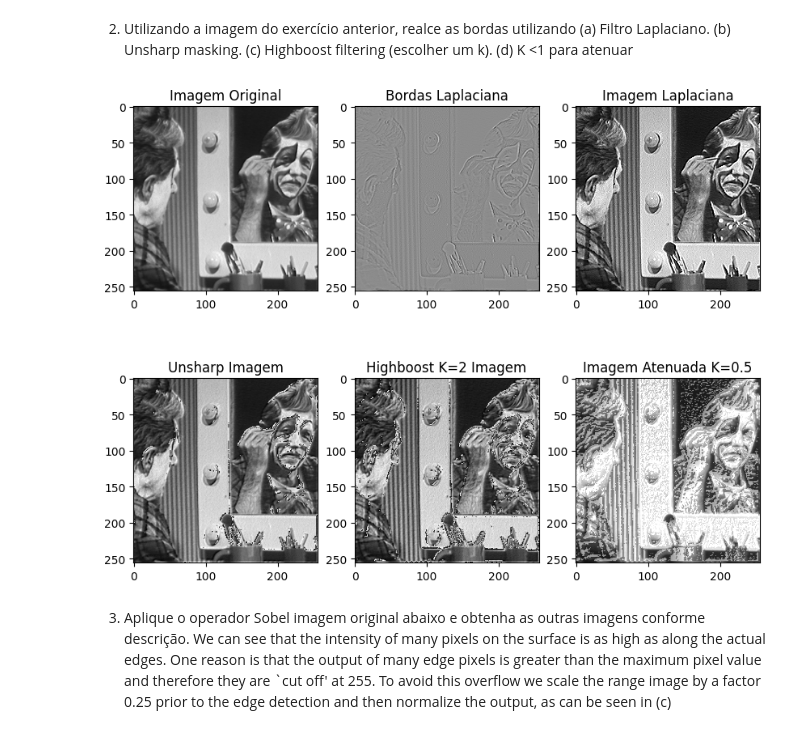
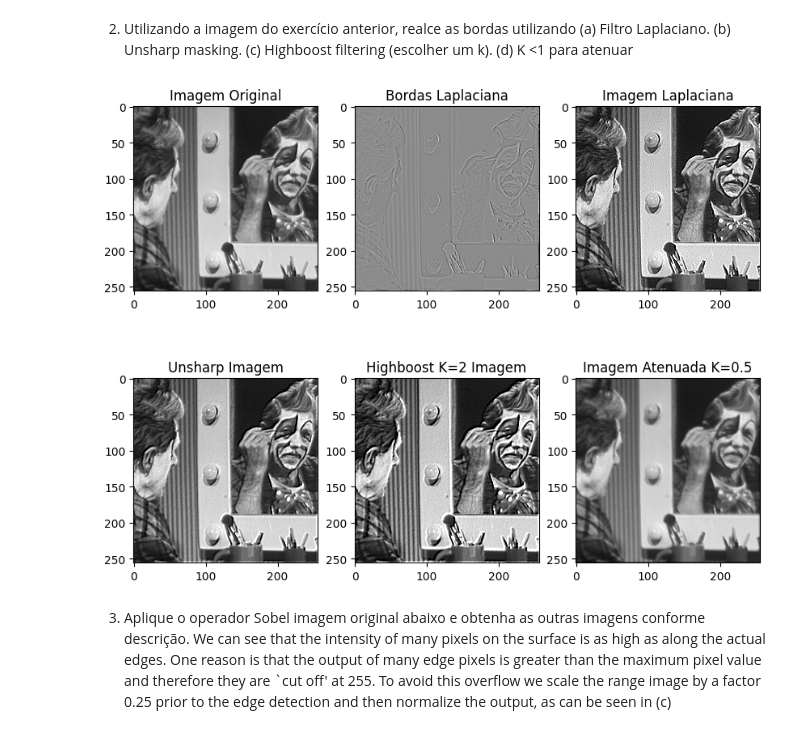
Before and after one commit to HelvesPallin/ppgco-ufu, a Jupyter notebook: ProcessamentoDigitalImagens/lab05/Lab05.ipynb, the cells around one changed output. Cells and saved outputs as stored; diff of their text form; code cells hidden in the pictures.

```diff
--- a/ProcessamentoDigitalImagens/lab05/Lab05.ipynb
+++ b/ProcessamentoDigitalImagens/lab05/Lab05.ipynb
@@ -73,39 +78,39 @@ maskLaplac = np.array([ [0, 1, 0],
 def realceMask(img):
     mediaMask = 3
     imgY, imgX = img.shape
-    imgMedia = np.zeros_like(img)
+    imgMedia = np.zeros(img.shape)
 
     for i in range(imgY):
         for j in range(imgX):
             mask = img[i:i+mediaMask, j:j+mediaMask]
             imgMedia[i,j] = np.sum(mask)/(mediaMask**2)
 
     realceMask = img - imgMedia
     return realceMask
 
 laplacBorders = convolve2d(img, maskLaplac, mode='same', boundary='wrap')
 laplacImgBorders = normalize(laplacBorders)
 laplacImg = img-laplacBorders
 
 unsharpImg = img+(realceMask(img))
 highboostImg = img+(2*realceMask(img))
-atenuadaImg = img+(0.5*realceMask(img))
+atenuadaImg = img+(-0.5*realceMask(img))
 
 f, ex2 = plt.subplots(2,3, figsize = (10,8))
 ex2[0,0].imshow(img, cmap='gray', vmin=0, vmax=255)
 ex2[0,0].title.set_text("Imagem Original")
 ex2[0,1].imshow(laplacImgBorders, cmap='gray', vmin=0, vmax=255)
 ex2[0,1].title.set_text("Bordas Laplaciana")
 ex2[0,2].imshow(laplacImg, cmap='gray', vmin=0, vmax=255)
 ex2[0,2].title.set_text("Imagem Laplaciana")
 ex2[1,0].imshow(unsharpImg, cmap='gray', vmin=0, vmax=255)
 ex2[1,0].title.set_text("Unsharp Imagem")
 ex2[1,1].imshow(highboostImg, cmap='gray', vmin=0, vmax=255)
 ex2[1,1].title.set_text("Highboost K=2 Imagem")
 ex2[1,2].imshow(atenuadaImg, cmap='gray', vmin=0, vmax=255)
 ex2[1,2].title.set_text("Imagem Atenuada K=0.5")
 # %% [output]
-[figure, old version]
+[figure, new version]
 # %% [markdown]
 3. Aplique o operador Sobel imagem original abaixo e obtenha as outras imagens conforme descrição. We can see that the intensity of many pixels on the surface is as high as along the actual edges. One reason is that the output of many edge pixels is greater than the maximum pixel value and therefore they are `cut off' at 255. To avoid this overflow we scale the range image by a factor 0.25 prior to the edge detection and then normalize the output, as can be seen in (c)
 # %%
```
Also changed, not shown: parts of 1 cell of this notebook, 2 other files.
